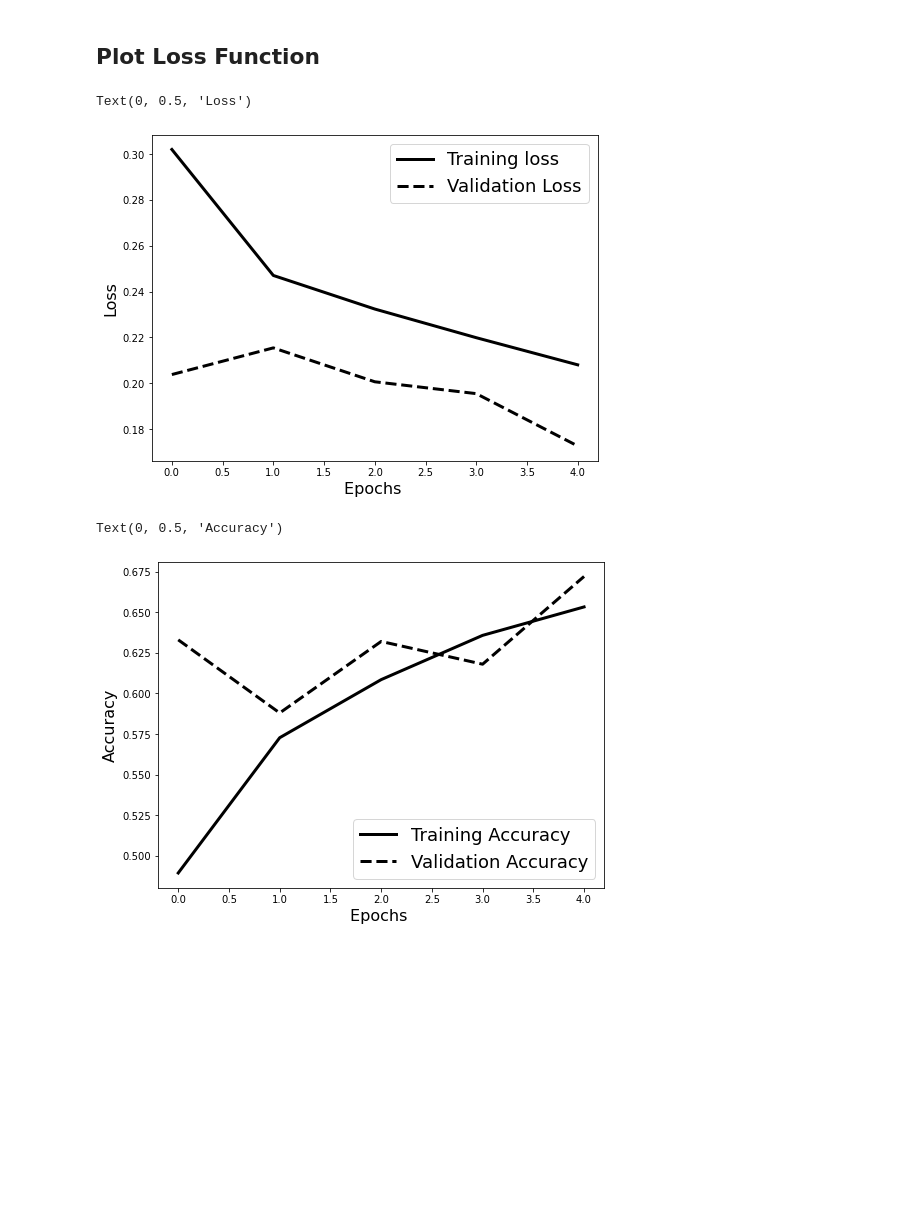
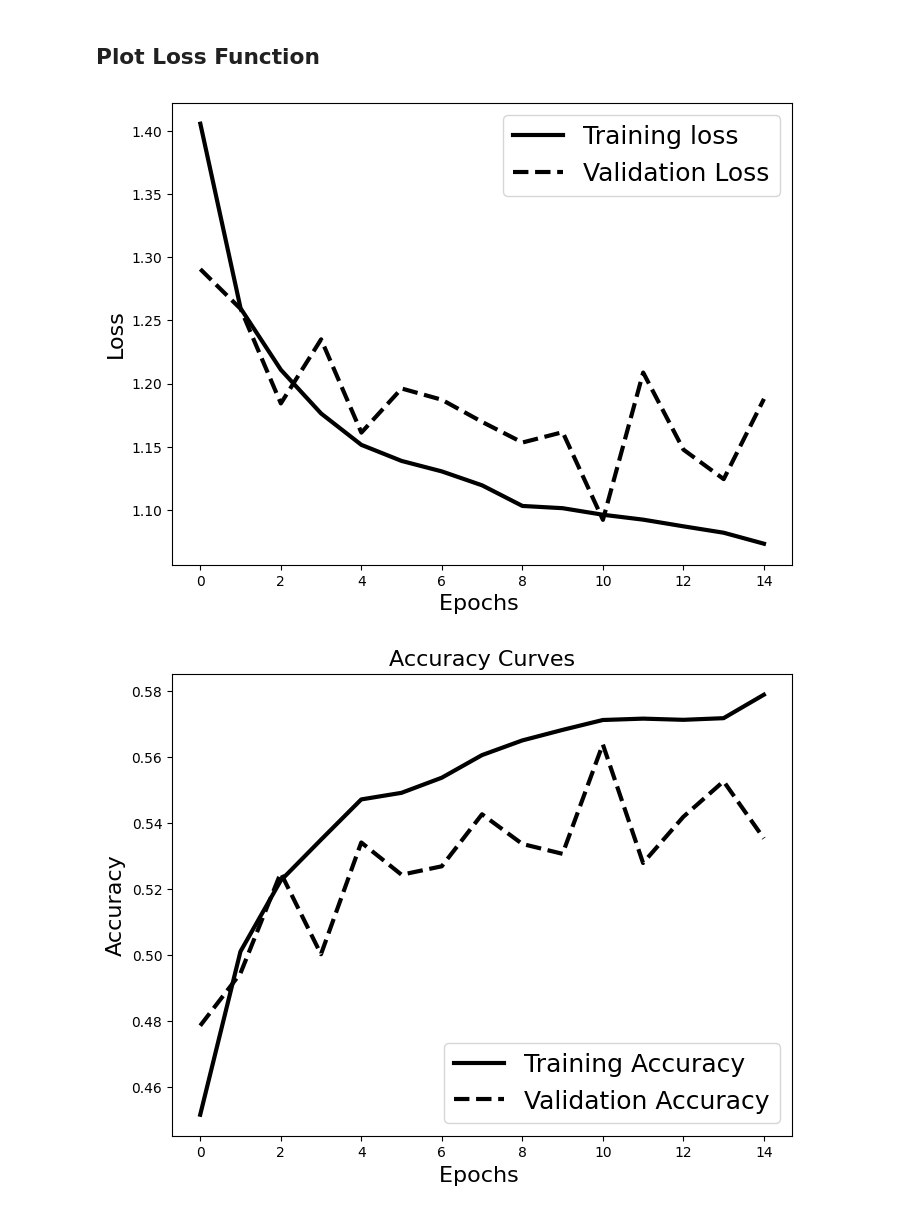
Before and after one commit to philippbaechler/CVI_22, a Jupyter notebook: Modeling.ipynb, the cells around one changed output. Drawn from its saved outputs; the diff is of its cells as text; code cells hidden in the pictures; blank space fills up the shorter version.

```diff
--- a/Modeling.ipynb
+++ b/Modeling.ipynb
@@ -31,7 +31,7 @@ from datetime import datetime
 # %% [markdown]
 ## Set Project basepath
 # %%
-basepath = r"C:\Users\pascs\OneDrive\Desktop\OneDrive_1_8.2.2023"
+basepath = r"C:\Users\pascs\Desktop\Project Computer Vision"
 # %% [markdown]
 ## Set image Size
 # %%
@@ -118,9 +119,9 @@ model.compile(loss="categorical_crossentropy", optimizer=opt,
     metrics=["accuracy"])
 H = model.fit(
     aug.flow(x_train, y_train, batch_size=BS),
-    steps_per_epoch=len(x_train) // BS,
+    #steps_per_epoch=len(x_train) // BS,
     validation_data=(x_test, y_test),
-    validation_steps=len(x_test) // BS,
+    #validation_steps=len(x_test) // BS,
     epochs=EPOCHS)
 # %% [output]
 Epoch 1/15
@@ -197,26 +198,26 @@ array([[100,   1,   7,   3,   1,   0,   0,   0],
 ## Plot Loss Function
 # %%
 # Loss Curves
+#plt.title('Loss Curves',fontsize=16)
 plt.figure(figsize=[8,6])
 plt.plot(H.history['loss'],'black',linewidth=3.0)
 plt.plot(H.history['val_loss'],'black',ls = '--', linewidth=3.0)
 plt.legend(['Training loss', 'Validation Loss'],fontsize=18)
 plt.xlabel('Epochs ',fontsize=16)
 plt.ylabel('Loss',fontsize=16)
-#plt.title('Loss Curves',fontsize=16)
+plt.show()
 # %% [output]
-Text(0, 0.5, 'Loss')
-[figure, old version]
+[figure, new version]
 # %%
 # Accuracy Curves
 plt.figure(figsize=[8,6])
 plt.plot(H.history['accuracy'],'black',linewidth=3.0)
 plt.plot(H.history['val_accuracy'],'black',ls = '--',linewidth=3.0)
 plt.legend(['Training Accuracy', 'Validation Accuracy'],fontsize=18,
            loc = 'lower right')
 plt.xlabel('Epochs ',fontsize=16)
 plt.ylabel('Accuracy',fontsize=16)
-#plt.title('Accuracy Curves',fontsize=16)
+plt.title('Accuracy Curves',fontsize=16)
+plt.show()
 # %% [output]
-Text(0, 0.5, 'Accuracy')
-[figure, old version]
+[figure, new version]
```
Also changed, not shown: parts of 4 cells of this notebook.
